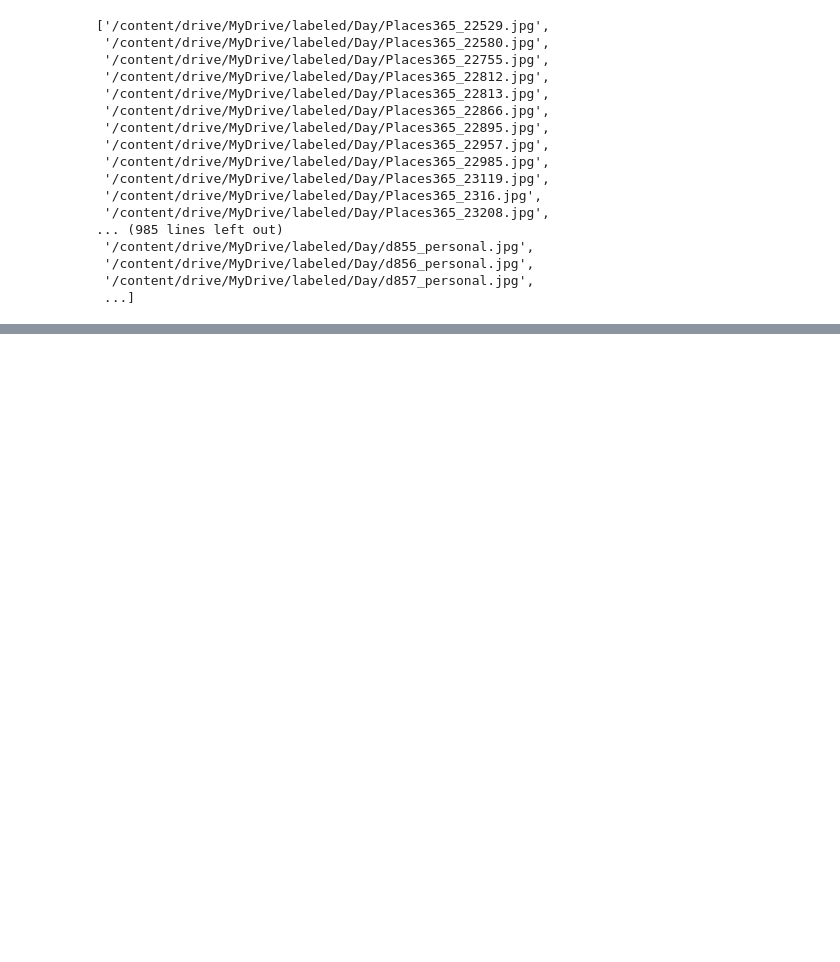
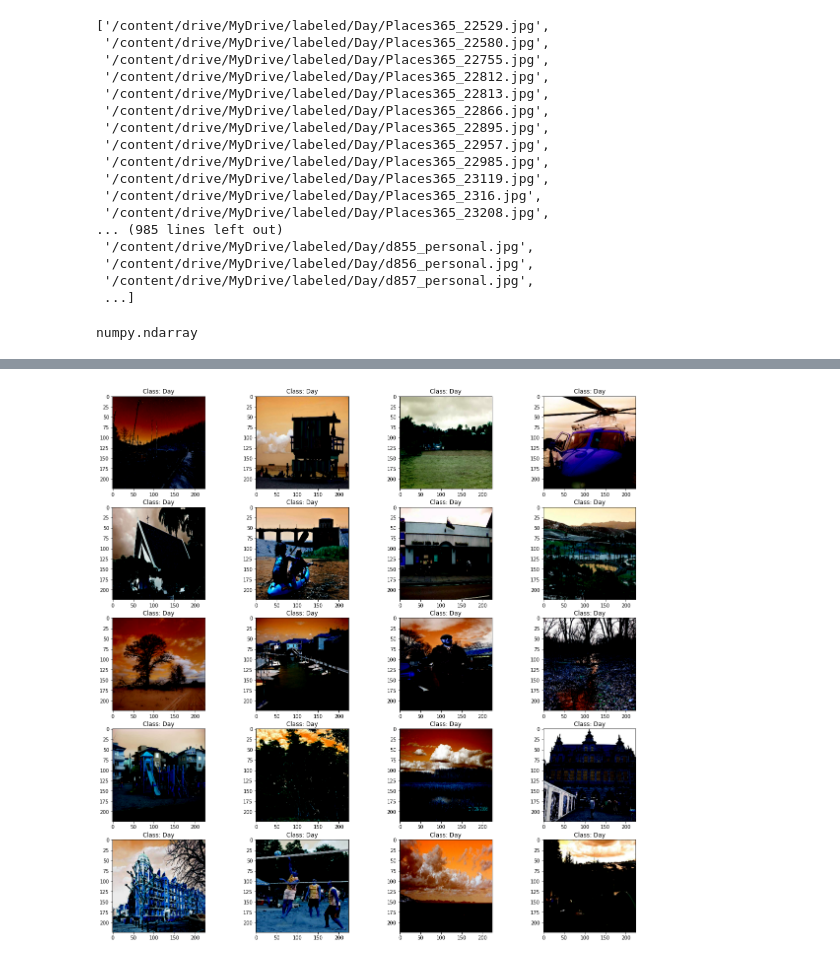
Before and after one commit to sat135/Brainster_G2_T1_Beautifai, a Jupyter notebook: ImageInfo-FileManipulation.ipynb, the cells around one changed output, grey strips where cells are left out. Drawn from its saved outputs; the diff is of its cells as text; code cells hidden in the pictures; blank space fills up the shorter version.

```diff
--- a/ImageInfo-FileManipulation.ipynb
+++ b/ImageInfo-FileManipulation.ipynb
@@ -586,4 +587,4 @@ def check_label_split( dataset ) :
 set_path = "/content/drive/MyDrive/labeled"
 split_ratio = 0.15
 
-test_x, validation_x, test_y, validation_y = split_test_valid( split_ratio, set_path, random_seed = 42, print_ratio = True, include_path = True )
+test_x, validation_x, test_y, validation_y = split_test_valid( split_ratio, set_path, random_seed = 42, print_ratio = False, include_path = True )
@@ -651,3 +634,46 @@ test_x
  '/content/drive/MyDrive/labeled/Day/d856_personal.jpg',
  '/content/drive/MyDrive/labeled/Day/d857_personal.jpg',
  ...]
+# %%
+import cv2
+from keras.applications.xception import preprocess_input as X_pre
+from keras.applications.resnet50 import preprocess_input as Res_pre
+import numpy as np
+
+def load_image( path ) :
+  # READ AND PREPROCESS IMAGE HERE
+  #cv2.imread
+  image = cv2.imread( path ).astype( np.float32 )
+  image_resized = X_pre( cv2.resize( image, dsize = ( 224, 224 ) ) )
+  return image_resized
+
+def load_dataset( files ) :
+  vector = []
+  for file in files:
+    vector.append( load_image( file ) )
+  return np.array( vector )
+
+
+X_train = load_dataset( test_x )
+#X_val = load_dataset( validation_x )
+# %%
+type( X_train )
+# %% [output]
+numpy.ndarray
+# %%
+import matplotlib.pyplot as plt
+
+fig = plt.figure(figsize=(20,20))
+
+for i in range( 5 * 4 ) :
+    # dodavanje na podgrafik
+    ax1 = fig.add_subplot( 5, 4, ( i + 1 ) )
+    # crtanje na podgrafikot
+    ax1.imshow( X_train[ i ] )
+    #  dodavanje na tekst na podgrafikot
+    title = "Class: " + test_y[ i ]
+    plt.title( title )
+
+# snimanje na grafikot
+plt.show()
+# %% [output]
@@ -653,0 +700 @@ test_x
+[figure, added]
```
Also changed, not shown: parts of 20 cells of this notebook, 2 other files.
